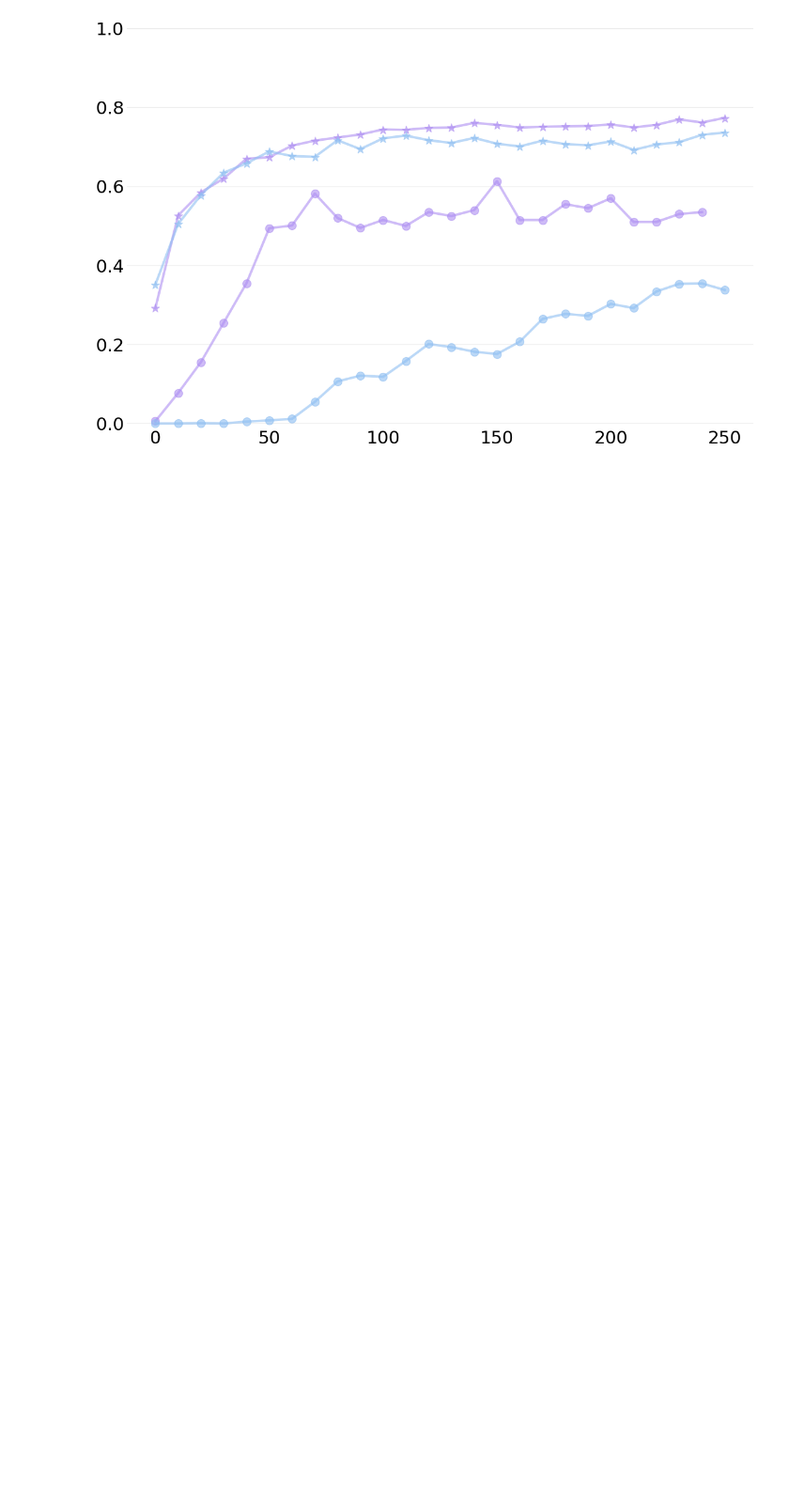
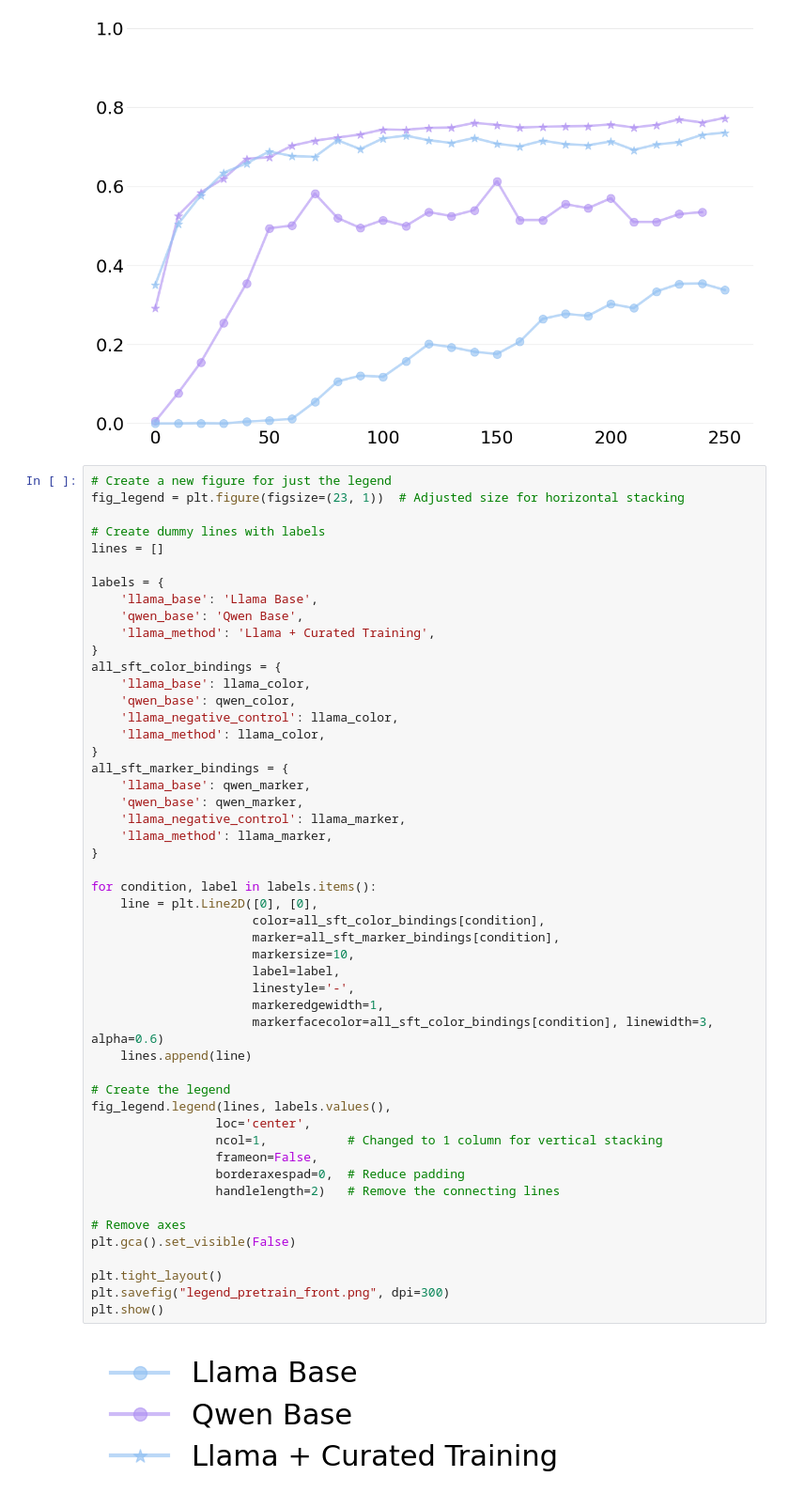
Before and after one commit to kanishkg/TinyZero, a Jupyter notebook: plots/plot_front.ipynb, the cells around one changed output. Shown: that part at 94% size. Saved outputs shown, nothing was run; the diff lists cells and outputs as text; blank space fills up the shorter version.

```diff
--- a/plots/plot_front.ipynb
+++ b/plots/plot_front.ipynb
@@ -274,3 +274,55 @@ plt.savefig("accuracy_qwen_llama_all.png", dpi=300)
 plt.show()
 # %% [output]
 [figure]
+# %%
+# Create a new figure for just the legend
+fig_legend = plt.figure(figsize=(23, 1))  # Adjusted size for horizontal stacking
+
+# Create dummy lines with labels
+lines = []
+
+labels = {
+    'llama_base': 'Llama Base',
+    'qwen_base': 'Qwen Base',
+    'llama_method': 'Llama + Curated Training',
+}
+all_sft_color_bindings = {
+    'llama_base': llama_color,
+    'qwen_base': qwen_color,
+    'llama_negative_control': llama_color,
+    'llama_method': llama_color,
+}
+all_sft_marker_bindings = {
+    'llama_base': qwen_marker,
+    'qwen_base': qwen_marker,
+    'llama_negative_control': llama_marker,
+    'llama_method': llama_marker,
+}
+
+for condition, label in labels.items():
+    line = plt.Line2D([0], [0],
+                      color=all_sft_color_bindings[condition],
+                      marker=all_sft_marker_bindings[condition],
+                      markersize=10,
+                      label=label,
+                      linestyle='-',
+                      markeredgewidth=1,
+                      markerfacecolor=all_sft_color_bindings[condition], linewidth=3, alpha=0.6)
+    lines.append(line)
+
+# Create the legend
+fig_legend.legend(lines, labels.values(),
+                 loc='center',
+                 ncol=1,           # Changed to 1 column for vertical stacking
+                 frameon=False,
+                 borderaxespad=0,  # Reduce padding
+                 handlelength=2)   # Remove the connecting lines
+
+# Remove axes
+plt.gca().set_visible(False)
+
+plt.tight_layout()
+plt.savefig("legend_pretrain_front.png", dpi=300)
+plt.show()
+# %% [output]
+[figure, added]
```
Also changed, not shown: parts of 2 cells of this notebook, 4 other files.
